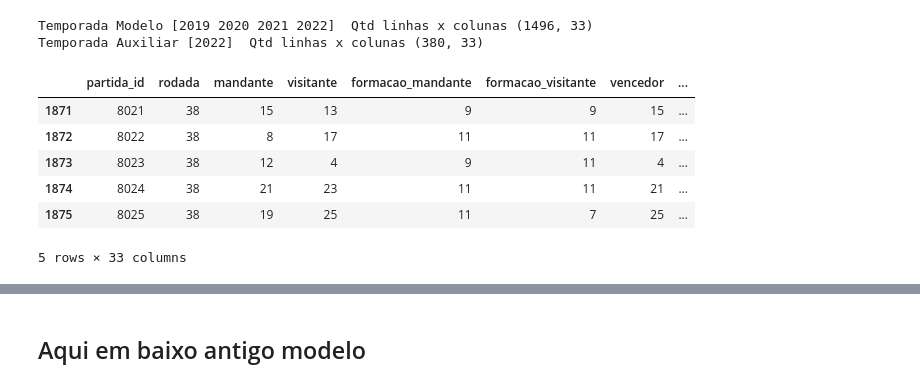
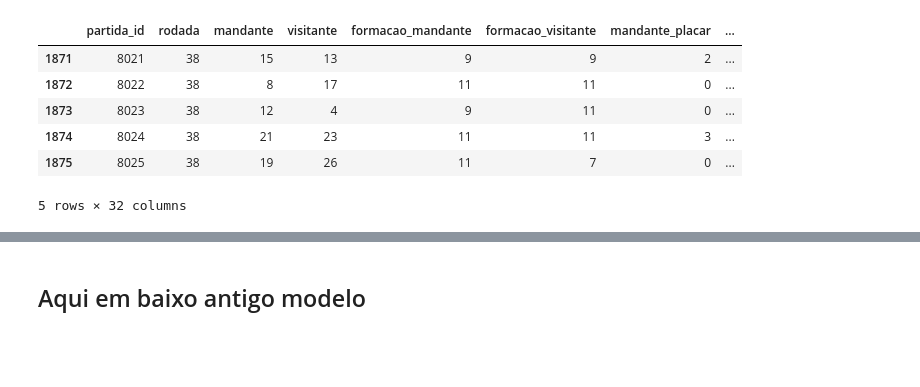
Before and after one commit to vbddinho/puc_minas_machine, a Jupyter notebook: 3-machineLearning.ipynb, the cells around one changed output, grey strips where cells are left out. Cells and saved outputs as stored; diff of their text form; code cells hidden in the pictures; blank space fills up the shorter version.

```diff
--- a/3-machineLearning.ipynb
+++ b/3-machineLearning.ipynb
@@ -53,33 +28,27 @@ df_aux
-# %%
-print("Temporada Modelo", df_model.temporada.unique(), " Qtd linhas x colunas", df_model.shape)
-print("Temporada Auxiliar" , df_aux.temporada.unique() , " Qtd linhas x colunas",df_aux.shape)
-# %% [output]
-Temporada Modelo [2019 2020 2021 2022]  Qtd linhas x colunas (1496, 33)
-Temporada Auxiliar [2022]  Qtd linhas x colunas (380, 33)
 # %%
-#transformando as formações em dados numericos dop modelo
-dt = pd.concat([df_model['formacao_mandante'],df_model['formacao_visitante']])
+#transformando as dados categoricos como Formação, Mandante, Visitante em dados numericos
+dt = pd.concat([df['formacao_mandante'],df['formacao_visitante']])
 
 le = preprocessing.LabelEncoder()
 le.fit(dt)
-df_model['formacao_mandante'] = le.transform(df_model["formacao_mandante"])
-df_model['formacao_visitante'] = le.transform(df_model["formacao_visitante"])
-
-
-# Utilizando os vencedores para transformar os mandante visitantes e os vencedores
-le.fit(df_model['vencedor'])
-df_model['mandante'] = le.transform(df_model["mandante"])
-df_model['visitante'] = le.transform(df_model["visitante"])
-df_model['vencedor'] = le.transform(df_model["vencedor"])
+df['formacao_mandante'] = le.transform(df["formacao_mandante"])
+df['formacao_visitante'] = le.transform(df["formacao_visitante"])
 
 
 
-df_model.tail()
+le.fit(df['vencedor'])
+df['mandante'] = le.transform(df["mandante"])
+df['visitante'] = le.transform(df["visitante"])
+
+#retirando a coluna vencedor que é do tipo categorica e vamos utilizar a columa resultado, numerica.
+df.drop(columns=['vencedor'],inplace=True)
+
+df.tail()
 # %% [output]
-|  | partida_id | rodada | mandante | visitante | formacao_mandante | formacao_visitante | vencedor | ... |
-| 1871 | 8021 | 38 | 15 | 13 | 9 | 9 | 15 | ... |
-| 1872 | 8022 | 38 | 8 | 17 | 11 | 11 | 17 | ... |
-| 1873 | 8023 | 38 | 12 | 4 | 9 | 11 | 4 | ... |
-| 1874 | 8024 | 38 | 21 | 23 | 11 | 11 | 21 | ... |
-| 1875 | 8025 | 38 | 19 | 25 | 11 | 7 | 25 | ... |
+|  | partida_id | rodada | mandante | visitante | formacao_mandante | formacao_visitante | mandante_placar | ... |
+| 1871 | 8021 | 38 | 15 | 13 | 9 | 9 | 2 | ... |
+| 1872 | 8022 | 38 | 8 | 17 | 11 | 11 | 0 | ... |
+| 1873 | 8023 | 38 | 12 | 4 | 9 | 11 | 0 | ... |
+| 1874 | 8024 | 38 | 21 | 23 | 11 | 11 | 3 | ... |
+| 1875 | 8025 | 38 | 19 | 26 | 11 | 7 | 0 | ... |
-5 rows × 33 columns
+5 rows × 32 columns
```
Also changed, not shown: parts of 23 cells of this notebook.
